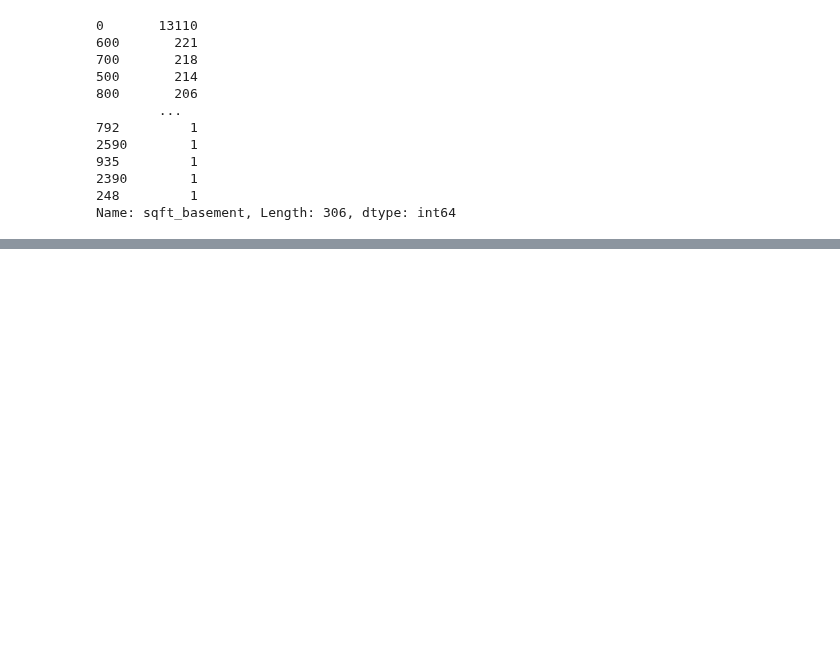
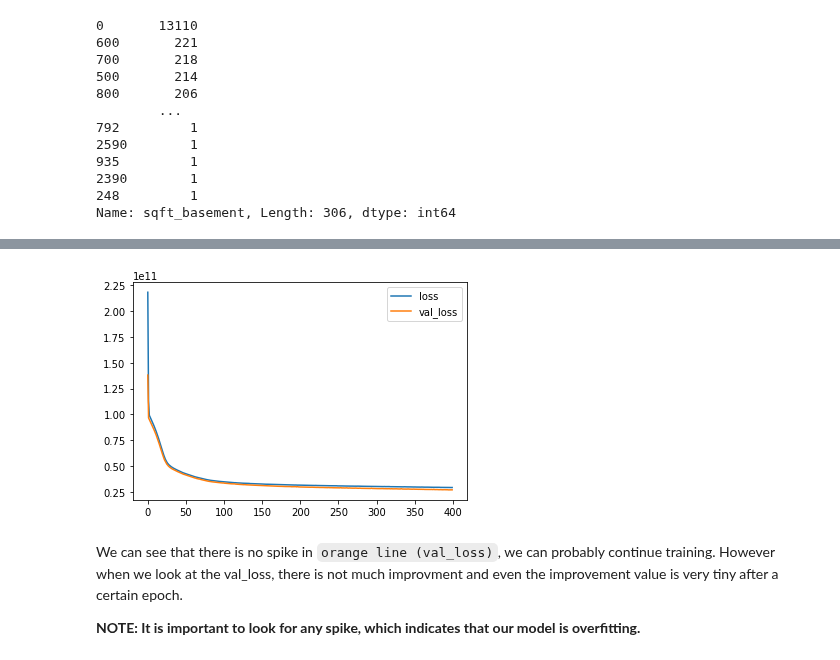
Before and after one commit to ptyadana/Data-Science-and-Machine-Learning-Projects-Dojo, a Jupyter notebook: Data Science and Machine Learning Bootcamp - JP/21. Neural Nets and Deep Learning/02_Tensorflow_Regression_Housing_Price_Prediction.ipynb, the cells around one changed output, grey strips where cells are left out. Drawn from its saved outputs; the diff is of its cells as text; code cells hidden in the pictures; blank space fills up the shorter version.

Commit message:
EDA and Model Building, training
Former-commit-id: bea48478210a5ef913f282aaba993436bcc3e52d

```diff
--- a/Data Science and Machine Learning Bootcamp - JP/21. Neural Nets and Deep Learning/02_Tensorflow_Regression_Housing_Price_Prediction.ipynb
+++ b/Data Science and Machine Learning Bootcamp - JP/21. Neural Nets and Deep Learning/02_Tensorflow_Regression_Housing_Price_Prediction.ipynb
@@ -426,0 +468,12 @@ Name: sqft_basement, Length: 306, dtype: int64
+# %%
+model = Sequential()
+# %%
+model.add(Dense(units=19, activation='relu'))
+model.add(Dense(units=19, activation='relu'))
+model.add(Dense(units=19, activation='relu'))
+model.add(Dense(units=19, activation='relu'))
+
+ # output layer
+model.add(Dense(units=1))
+
+model.compile(optimizer='adam', loss='mse')
@@ -426,0 +498,8 @@ Name: sqft_basement, Length: 306, dtype: int64
+# %%
+# fit the model
+model.fit(x=X_train,
+              y=y_train,
+              validation_data=(X_test, y_test),
+              batch_size=128,
+              epochs=400,
+              verbose=1)
@@ -426,0 +529,3 @@ Name: sqft_basement, Length: 306, dtype: int64
+# %%
+losses = pd.DataFrame(model.history.history)
+losses.head()
@@ -426,0 +539,8 @@ Name: sqft_basement, Length: 306, dtype: int64
+# %%
+losses.plot();
+# %% [output]
+[figure, added]
+# %% [markdown]
+We can see that there is no spike in `orange line (val_loss)`, we can probably continue training. However when we look at the val_loss, there is not much improvment and even the improvement value is very tiny after a certain epoch.
+
+**NOTE: It is important to look for any spike, which indicates that our model is overfitting.**
```
Also changed, not shown: parts of 20 cells of this notebook.
